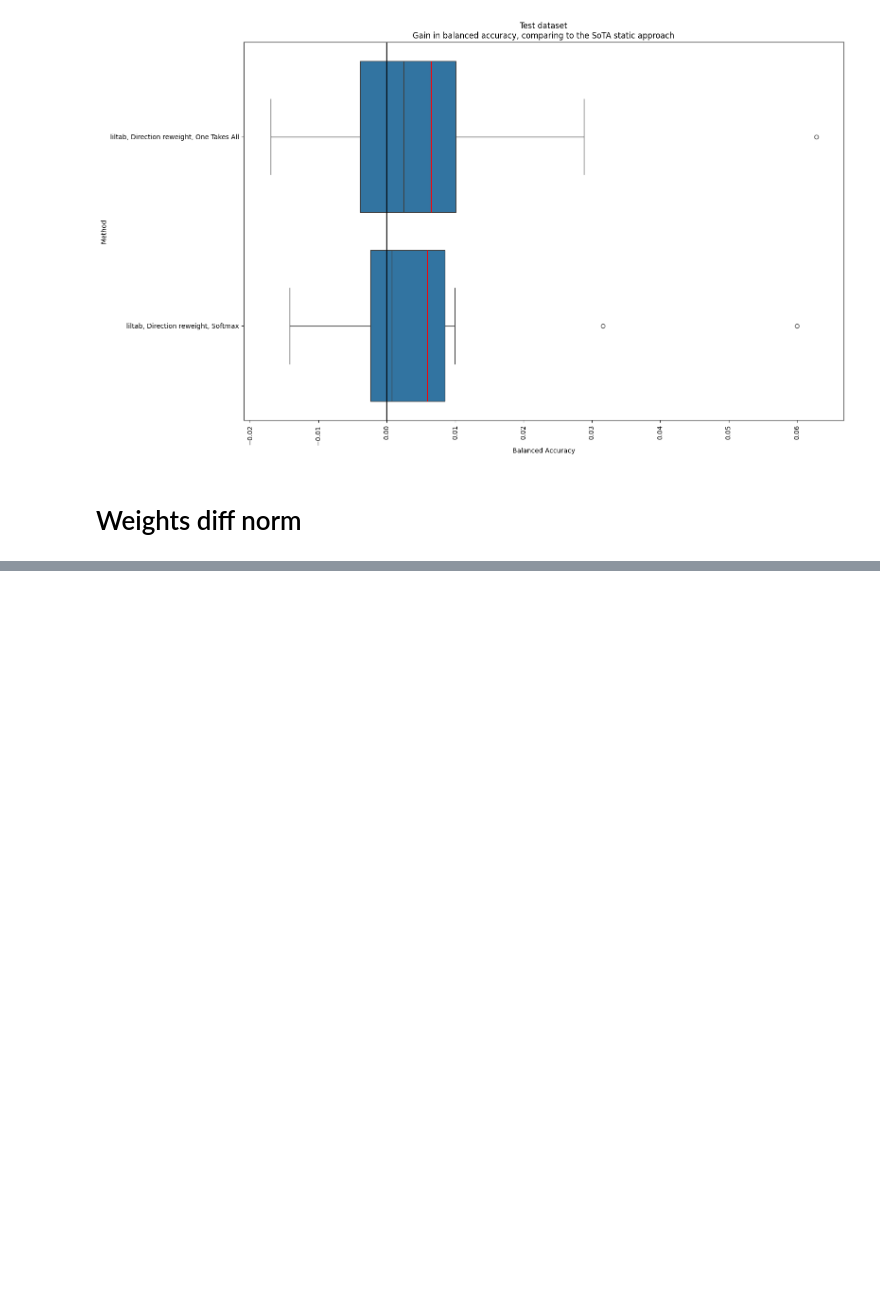
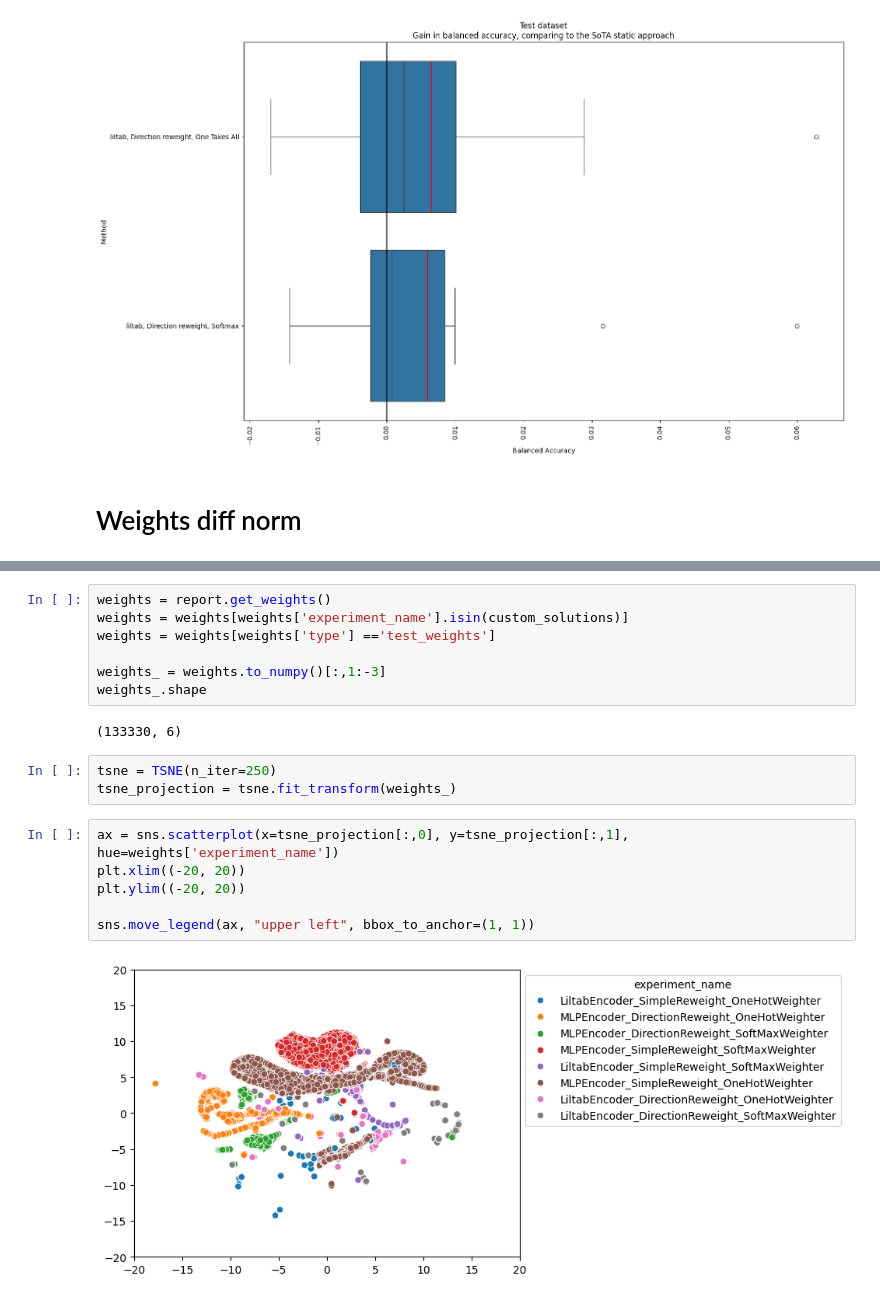
Before and after one commit to DawidPludowski/adaptivee, a Jupyter notebook: explore/results_insight.ipynb, the cells around one changed output, grey strips where cells are left out. Drawn from its saved outputs; the diff is of its cells as text; blank space fills up the shorter version.

```diff
--- a/explore/results_insight.ipynb
+++ b/explore/results_insight.ipynb
@@ -212,0 +214,20 @@ Passing `palette` without assigning `hue` is deprecated and will be removed in v
+# %%
+weights = report.get_weights()
+weights = weights[weights['experiment_name'].isin(custom_solutions)]
+weights = weights[weights['type'] =='test_weights']
+
+weights_ = weights.to_numpy()[:,1:-3]
+weights_.shape
+# %% [output]
+(133330, 6)
+# %%
+tsne = TSNE(n_iter=250)
+tsne_projection = tsne.fit_transform(weights_)
+# %%
+ax = sns.scatterplot(x=tsne_projection[:,0], y=tsne_projection[:,1], hue=weights['experiment_name'])
+plt.xlim((-20, 20))
+plt.ylim((-20, 20))
+
+sns.move_legend(ax, "upper left", bbox_to_anchor=(1, 1))
+# %% [output]
+[figure, added]
```
Also changed, not shown: parts of 5 cells of this notebook.
